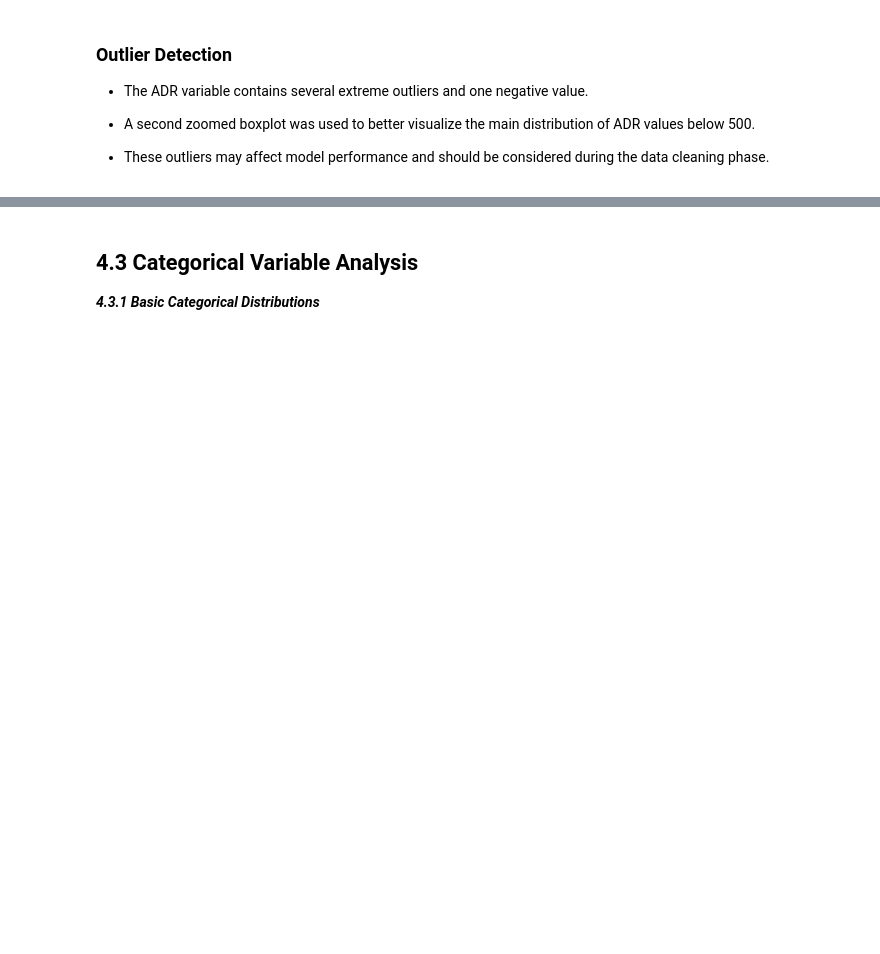
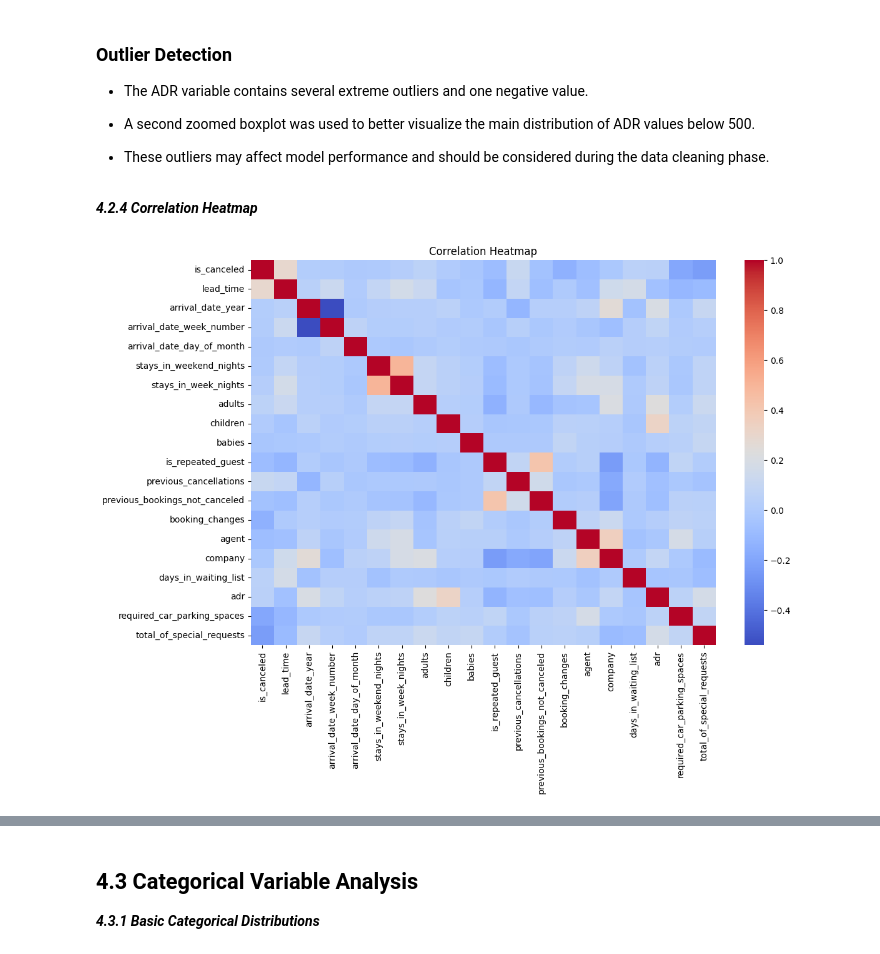
Before and after one commit to trangngo3001/LAEM-Hotel-booking-, a Jupyter notebook: Notebook/01_understanding_data.ipynb, the cells around one changed output, grey strips where cells are left out. Cells and saved outputs as stored; diff of their text form; code cells hidden in the pictures; blank space fills up the shorter version.

```diff
--- a/Notebook/01_understanding_data.ipynb
+++ b/Notebook/01_understanding_data.ipynb
@@ -63,3 +63,13 @@ Data columns (total 32 columns):
  31  reservation_status_date         119390 non-null  str
 dtypes: float64(4), int64(16), str(12)
 memory usage: 29.1 MB
+# %%
+numerical_cols = df.select_dtypes(include=['int64', 'float64']).columns
+categorical_cols = df.select_dtypes(include=['object']).columns
+
+summary = pd.DataFrame({
+    'Feature Type': ['Numerical', 'Categorical'],
+    'Count': [len(numerical_cols), len(categorical_cols)]
+})
+
+summary
@@ -430,3 +462,18 @@ plt.show()
 - A second zoomed boxplot was used to better visualize the main distribution of ADR values below 500.
 
 - These outliers may affect model performance and should be considered during the data cleaning phase.
+# %% [markdown]
+___4.2.4 Correlation Heatmap___
+# %%
+plt.figure(figsize=(12,8))
+
+sns.heatmap(
+    df[numerical_cols].corr(),
+    cmap='coolwarm'
+)
+
+plt.title('Correlation Heatmap')
+
+plt.show()
+# %% [output]
+[figure, added]
```
Also changed, not shown: parts of 8 cells of this notebook.
